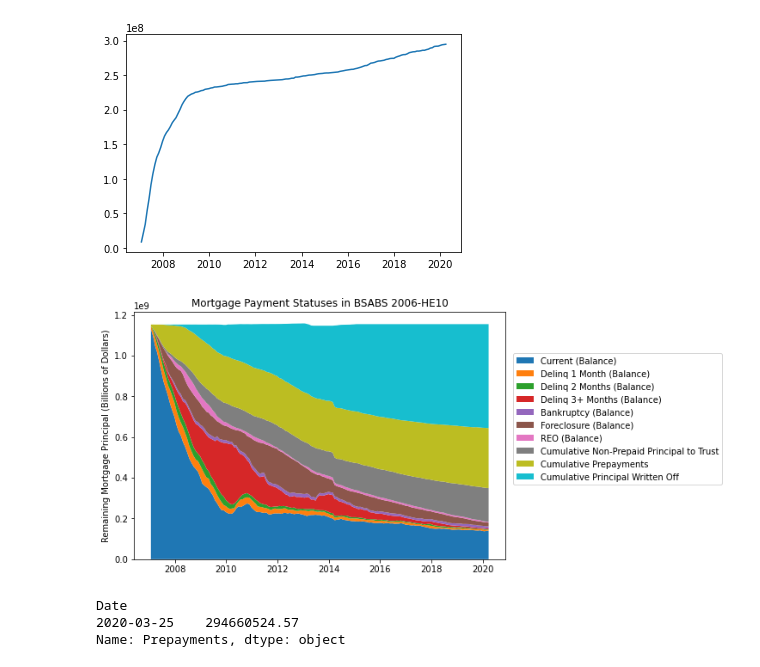
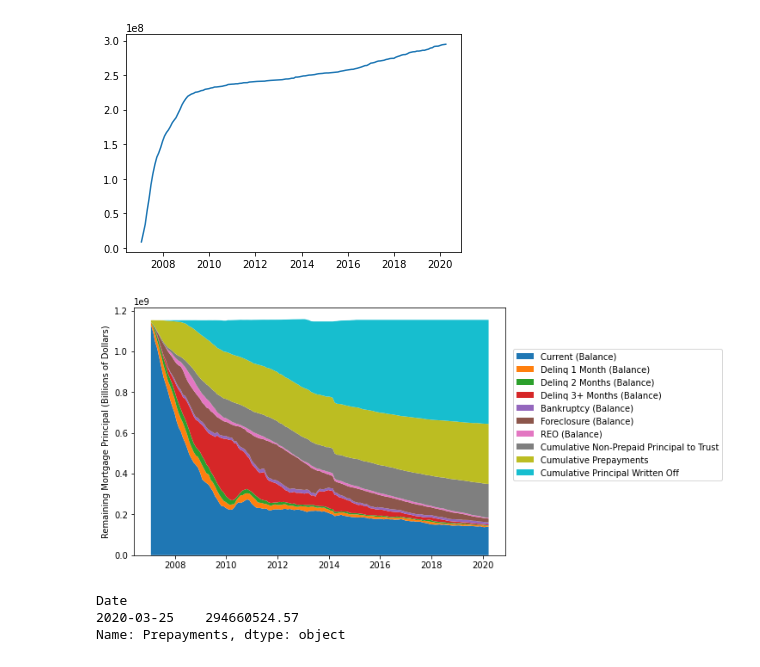
Before and after one commit to alexblumenfeld/mbs-postmortem, a Jupyter notebook: code/analysis/delinq_ideas_june23.ipynb, the cells around one changed output. Drawn from its saved outputs; the diff is of its cells as text; code cells hidden in the pictures.

```diff
--- a/code/analysis/delinq_ideas_june23.ipynb
+++ b/code/analysis/delinq_ideas_june23.ipynb
@@ -127,35 +127,34 @@ for i in range(len(totals_balances.columns.to_list()[:-1])):
 series_for_graph3[7] = list(remit_trust_with_swap.xs('Total',level=1)['Remittance Principal'].cumsum() - prepayments.xs('Total',level=1)['Prepayments'].cumsum())
 series_for_graph3[8] = list(prepayments.xs('Total',level=1)['Prepayments'].cumsum())
 series_for_graph3[9] = list(mortgage_losses.xs('Total',level=1)['Realized Losses'].cumsum())
 # Build the graph and set up the desired formatting
 legend3 = totals_balances.columns.to_list()[:-1] + ['Cumulative Non-Prepaid Principal to Trust'] +  ['Cumulative Prepayments'] + ['Cumulative Principal Written Off']
 output3 = axes3.stackplot(months, series_for_graph3, labels=legend3)
 axes3.legend(reversed(plt.legend().legendHandles), reversed(legend3))
 # Choose the title based on the names of the data in the particular dataframe passed in
 title_dict3 = {'fixed': 'Statuses of Fixed-Rate Mortgages in BSABS 2006-HE10', 'arm': 'Statuses of Adjustable-Rate Mortgages in BSABS ' +               '2006-HE10', 'totals': 'Mortgage Payment Statuses in BSABS 2006-HE10'}
 if totals_balances.index.get_level_values(1).str.contains('Total').all():
     title = 'totals'
 elif totals_balances.index.get_level_values(1).str.contains('Fixed').all():
     title = 'fixed'
 elif totals_balances.index.get_level_values(1).str.contains('ARM').all():
     title = 'arm'
-axes3.set_title(title_dict3[title])
 # Choose the y-axis label to correctly describe either loan counts or percentages of the overall loan pool
 ylabel_dict3 = {'counts': 'Remaining Mortgage Principal (Billions of Dollars)', 'percentages':'Percentage of Remaining Mortgage Principal'}
 axes3.set_ylabel(ylabel_dict3['counts'])
 # Move the legend to its preferred location based on the parameters entered
 axes3.legend(loc=[1.02,.3])
 # axes3.text(1.02, 0.1, 'Note: I\'m aware that the sum of\nthese balances isn\'t quite constant over\ntime, but I\'m not yet sure why', transform=axes3.transAxes)
 #axes3.text(x=0.5,y=0.5,s='I\'m aware that the sum of these balances isn\'t quite constant over time, but I\'m not yet sure why')
 # # Series describing the remaining mortgage principal balance -- confirms that the sum of current + delinq + bankrupt + foreclosure + REO equals the total remaining mortgage pool
 # axes3.plot(delinq_data_balances.xs('Total [All Loans]',level=1)['Total Mortgage Principal Remaining'],color='black')
 # # Sanity check on the mortgage pool size for the very last month of data that I have, snce I couldn't read the graph closely enough to ensure that the numbers from the above series were matching up with the stackplot
 # axes3.axhline(delinq_data_balances.xs('Total [All Loans]',level=1).at['2020-03-25','Total Mortgage Principal Remaining'],color='black')
 
 fig3.show()
 fig3.savefig('../../figures/stackplot_delinq_status_with_writeoffs.png',dpi=200,bbox_inches='tight')
 # %% [output]
-[figure, old version]
+[figure, new version]
 # %%
 prepayments.xs('Total',level=1)['Prepayments'].cumsum().tail(1)
 # %% [output]
```
Also changed, not shown: parts of 3 cells of this notebook, 11 other files.
